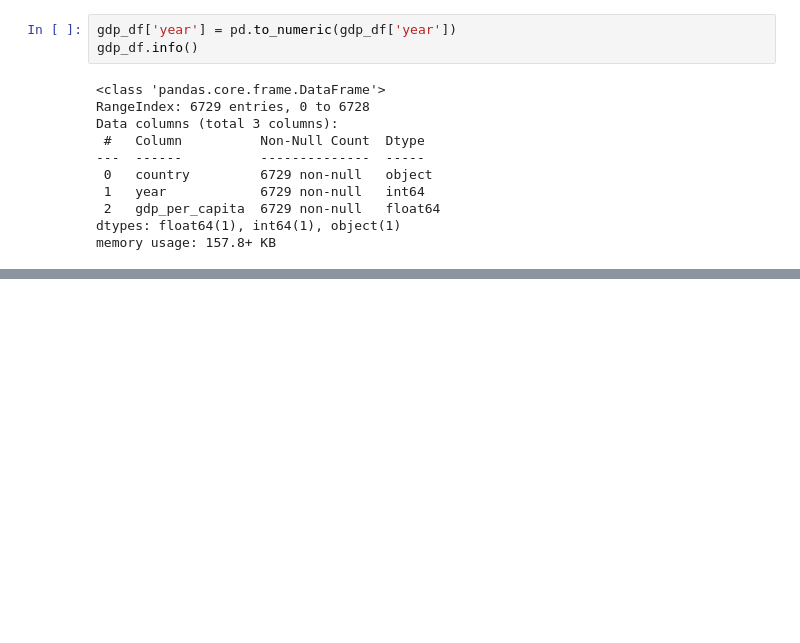
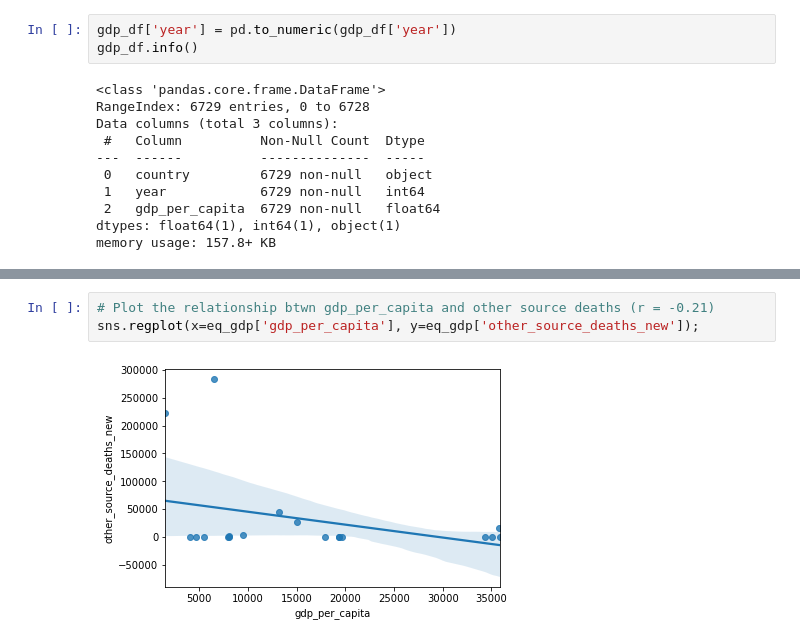
Before and after one commit to ocnrandolph/TNEG_Earthquakes, a Jupyter notebook: notebooks/dq3-Earthquakes-Part-1-Explore.ipynb, the cells around one changed output, grey strips where cells are left out. Drawn from its saved outputs; the diff is of its cells as text; blank space fills up the shorter version.

```diff
--- a/notebooks/dq3-Earthquakes-Part-1-Explore.ipynb
+++ b/notebooks/dq3-Earthquakes-Part-1-Explore.ipynb
@@ -294,0 +398,5 @@ continents.head()
+# %%
+# Plot the relationship btwn gdp_per_capita and other source deaths (r = -0.21)
+sns.regplot(x=eq_gdp['gdp_per_capita'], y=eq_gdp['other_source_deaths_new']);
+# %% [output]
+[figure, added]
```
Also changed, not shown: parts of 18 cells of this notebook.
